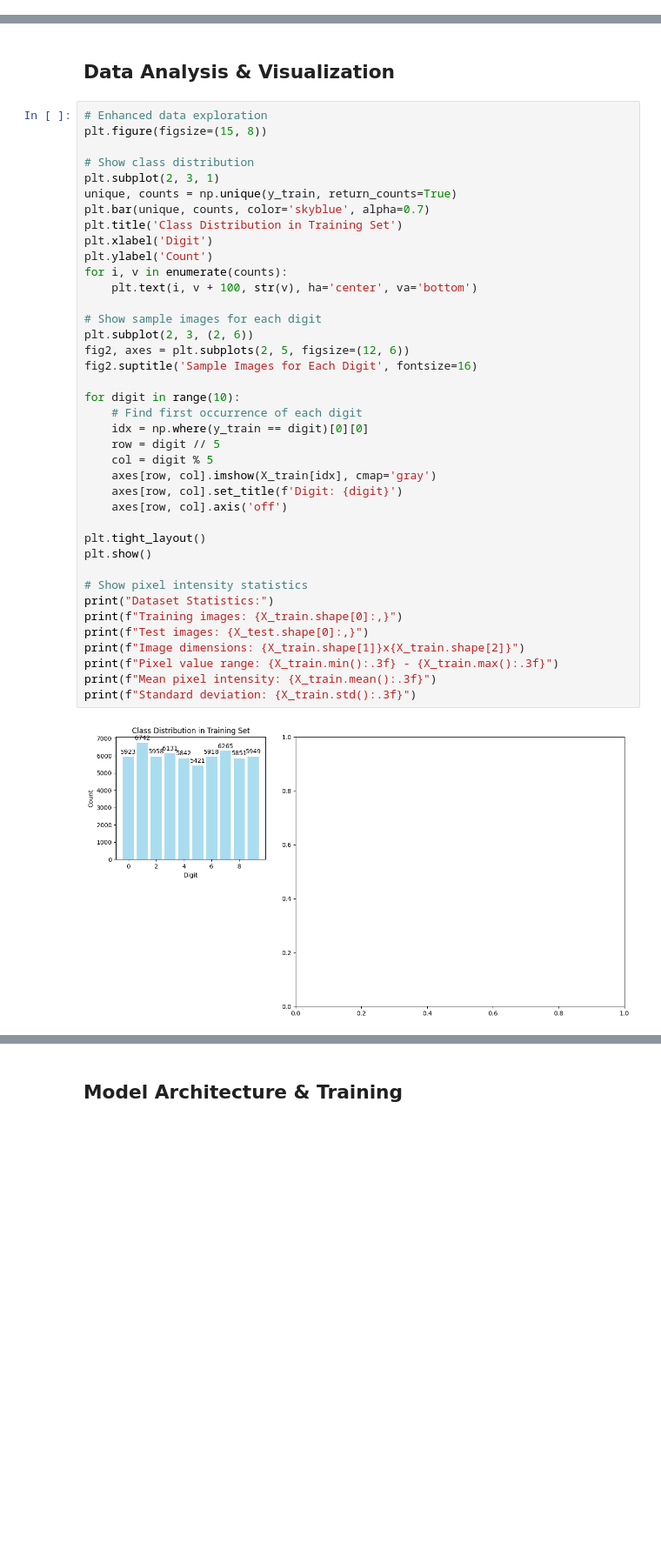
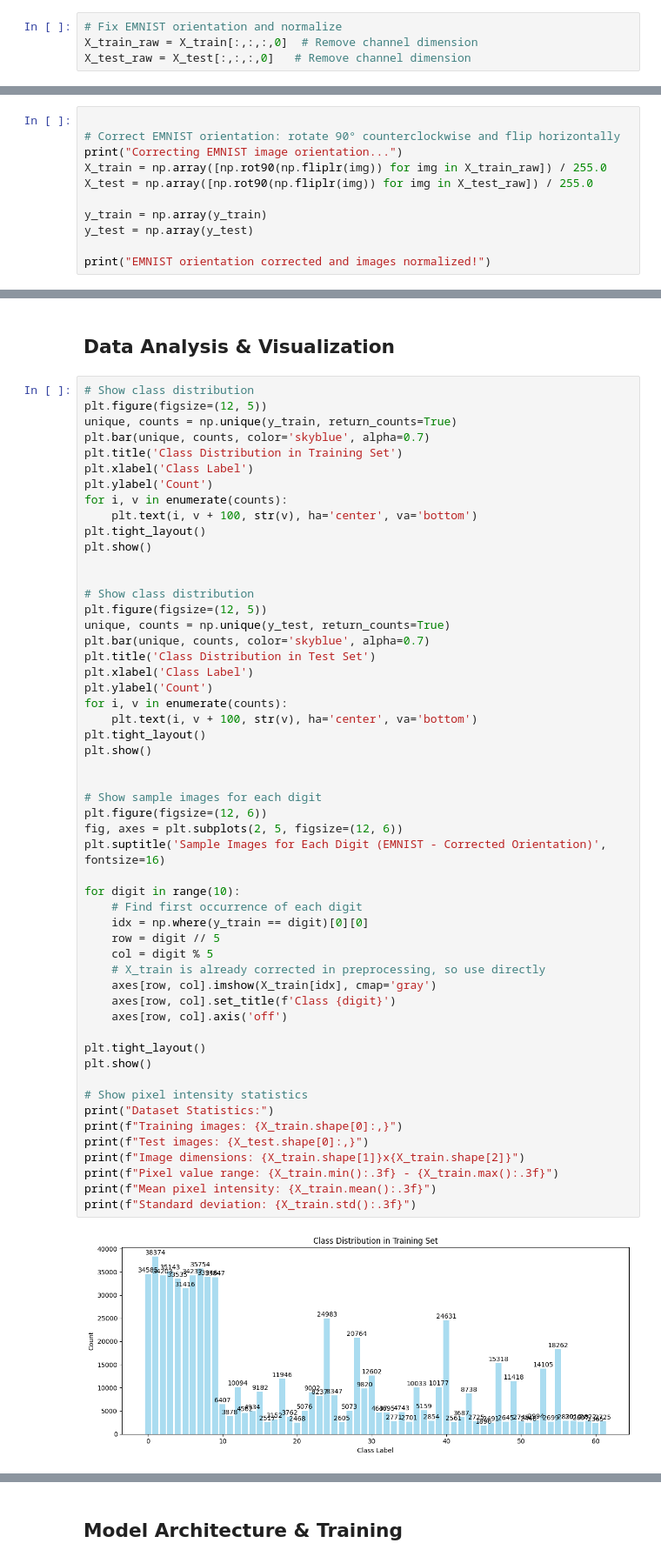
Before and after one commit to NarraRanjith/text_recognition, a Jupyter notebook: mnist.ipynb, the cells around one changed output, grey strips where cells are left out. Shown at 87% size. Cells and saved outputs as stored; diff of their text form; blank space fills up the shorter version.

```diff
--- a/mnist.ipynb
+++ b/mnist.ipynb
@@ -12,3 +35,7 @@ X_train.shape,y_train.shape,X_test.shape,y_test.shape
+# %%
+# Fix EMNIST orientation and normalize
+X_train_raw = X_train[:,:,:,0]  # Remove channel dimension
+X_test_raw = X_test[:,:,:,0]   # Remove channel dimension
 # %%
 import numpy as np
 import matplotlib.pyplot as plt
@@ -21,0 +49,11 @@ Label: 2
+# %%
+
+# Correct EMNIST orientation: rotate 90° counterclockwise and flip horizontally
+print("Correcting EMNIST image orientation...")
+X_train = np.array([np.rot90(np.fliplr(img)) for img in X_train_raw]) / 255.0
+X_test = np.array([np.rot90(np.fliplr(img)) for img in X_test_raw]) / 255.0
+
+y_train = np.array(y_train)
+y_test = np.array(y_test)
+
+print("EMNIST orientation corrected and images normalized!")
@@ -57,43 +91,57 @@ Value counts for y_train:
 # %% [markdown]
 ## Data Analysis & Visualization
 # %%
-# Enhanced data exploration
-plt.figure(figsize=(15, 8))
-
 # Show class distribution
-plt.subplot(2, 3, 1)
+plt.figure(figsize=(12, 5))
 unique, counts = np.unique(y_train, return_counts=True)
 plt.bar(unique, counts, color='skyblue', alpha=0.7)
 plt.title('Class Distribution in Training Set')
-plt.xlabel('Digit')
+plt.xlabel('Class Label')
 plt.ylabel('Count')
 for i, v in enumerate(counts):
     plt.text(i, v + 100, str(v), ha='center', va='bottom')
+plt.tight_layout()
+plt.show()
+
+
+# Show class distribution
+plt.figure(figsize=(12, 5))
+unique, counts = np.unique(y_test, return_counts=True)
+plt.bar(unique, counts, color='skyblue', alpha=0.7)
+plt.title('Class Distribution in Test Set')
+plt.xlabel('Class Label')
+plt.ylabel('Count')
+for i, v in enumerate(counts):
+    plt.text(i, v + 100, str(v), ha='center', va='bottom')
+plt.tight_layout()
+plt.show()
+
 
 # Show sample images for each digit
-plt.subplot(2, 3, (2, 6))
-fig2, axes = plt.subplots(2, 5, figsize=(12, 6))
-fig2.suptitle('Sample Images for Each Digit', fontsize=16)
+plt.figure(figsize=(12, 6))
+fig, axes = plt.subplots(2, 5, figsize=(12, 6))
+plt.suptitle('Sample Images for Each Digit (EMNIST - Corrected Orientation)', fontsize=16)
 
 for digit in range(10):
     # Find first occurrence of each digit
     idx = np.where(y_train == digit)[0][0]
     row = digit // 5
     col = digit % 5
+    # X_train is already corrected in preprocessing, so use directly
     axes[row, col].imshow(X_train[idx], cmap='gray')
-    axes[row, col].set_title(f'Digit: {digit}')
+    axes[row, col].set_title(f'Class {digit}')
     axes[row, col].axis('off')
 
 plt.tight_layout()
 plt.show()
 
 # Show pixel intensity statistics
 print("Dataset Statistics:")
 print(f"Training images: {X_train.shape[0]:,}")
 print(f"Test images: {X_test.shape[0]:,}")
 print(f"Image dimensions: {X_train.shape[1]}x{X_train.shape[2]}")
 print(f"Pixel value range: {X_train.min():.3f} - {X_train.max():.3f}")
 print(f"Mean pixel intensity: {X_train.mean():.3f}")
 print(f"Standard deviation: {X_train.std():.3f}")
 # %% [output]
-[figure, old version]
+[figure, new version]
```
Also changed, not shown: parts of 29 cells of this notebook.
